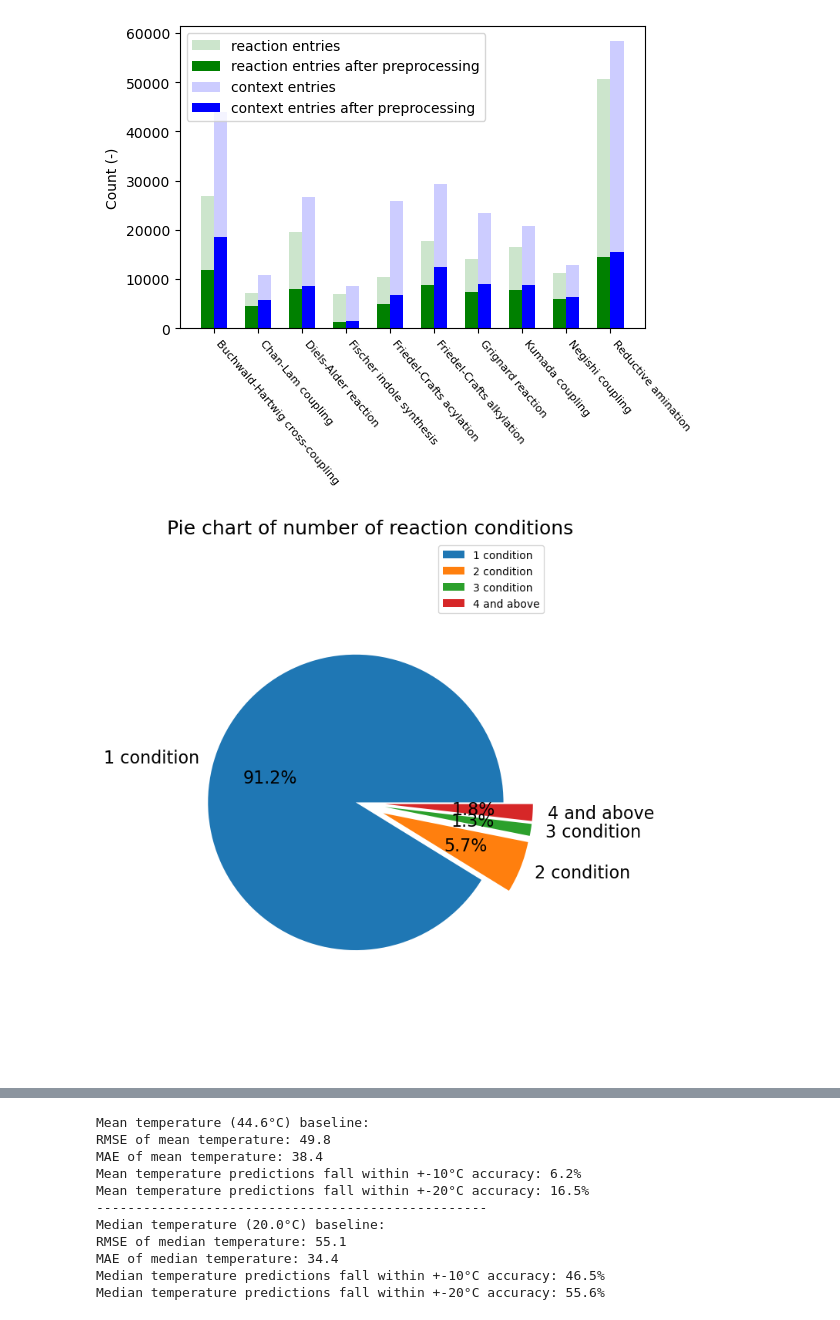
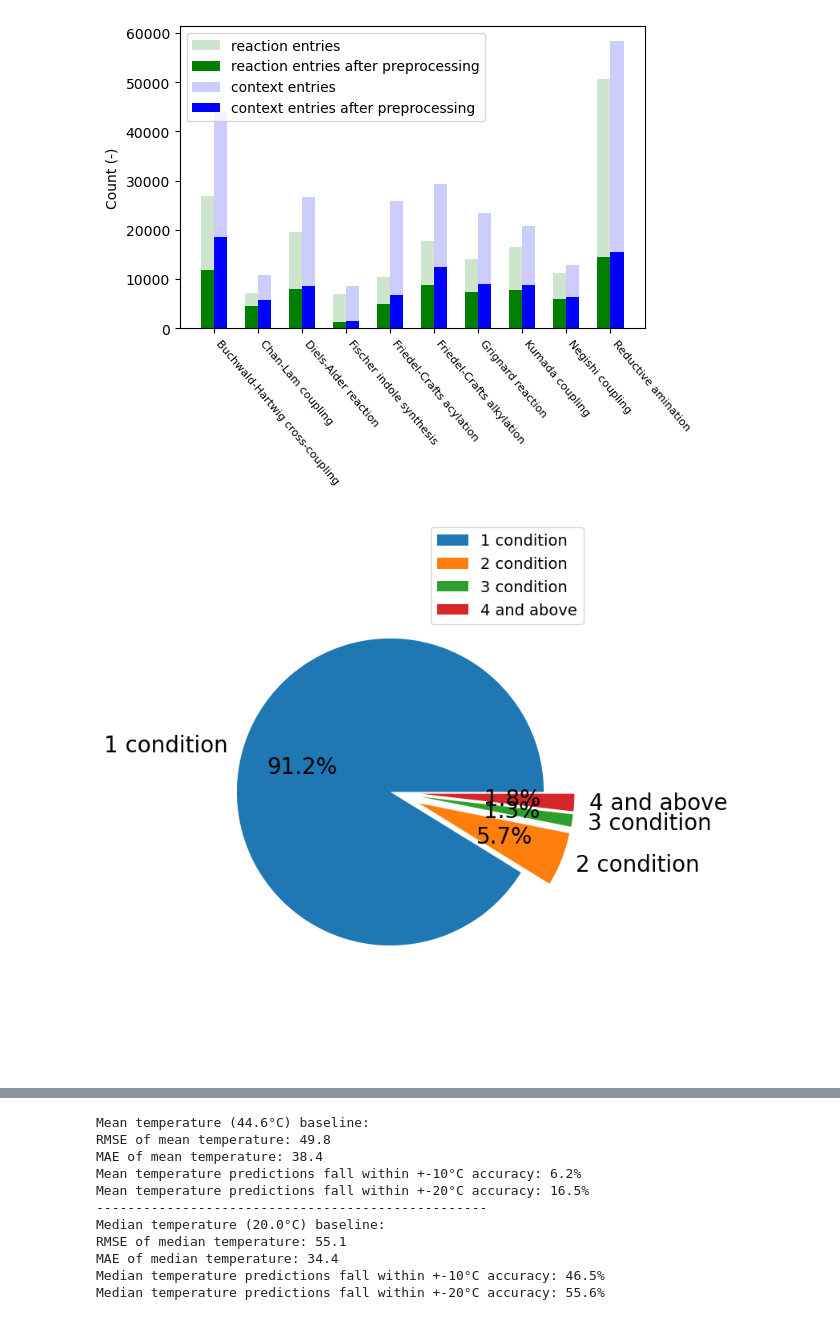
Before and after one commit to Lung-Yi/rxn_yield_context, a Jupyter notebook: analyze_data/data_distribution.ipynb, the cells around one changed output, grey strips where cells are left out. Drawn from its saved outputs; the diff is of its cells as text; code cells hidden in the pictures.

```diff
--- a/analyze_data/data_distribution.ipynb
+++ b/analyze_data/data_distribution.ipynb
@@ -297,37 +297,37 @@ def cum_sum_dict(results, start):
             record[str(key)+' condition'] = value
         else:
             above += value
     record[str(start)+' and above'] = above
     return record
 
 
 data_sorted = sort_out_data(all_data)
 conditions = []
 for i, rxn in enumerate(data_sorted):
     context = rxn[3]
     conditions.append(len(context))
 results = Counter(conditions)
 pie_data = cum_sum_dict(results, 4)
 
 plt.figure(figsize=(6,9), dpi =100)    # 顯示圖框架大小
 labels, size = list(zip(*sorted(pie_data.items())))      # 製作圓餅圖的類別標籤
 separeted = (0, 0.2, 0.2, 0.2)                  # 依據類別數量，分別設定要突出的區塊
 # size = accident["count"]                         # 製作圓餅圖的數值來源
 
 plt.pie(size,                           # 數值
         labels = labels,                # 標籤
         autopct = "%1.1f%%",            # 將數值百分比並留到小數點一位
         explode = separeted,            # 設定分隔的區塊位置
         pctdistance = 0.6,              # 數字距圓心的距離
-        textprops = {"fontsize" : 16},  # 文字大小
+        textprops = {"fontsize" : 20},  # 文字大小
         shadow=False)                    # 設定陰影
 
 plt.axis('equal')                                          # 使圓餅圖比例相等
-plt.title("Pie chart of number of reaction conditions", {"fontsize" : 18})  # 設定標題及其文字大小
-plt.legend(loc = "best")
+# plt.title("Pie chart of number of reaction conditions", {"fontsize" : 18})  # 設定標題及其文字大小
+plt.legend(loc = "best",fontsize = 14)
 plt.savefig("../saved_figures/pie_chart.svg", format="svg", bbox_inches = "tight")
 # %% [output]
-[figure, old version]
+[figure, new version]
 # %%
 # Temperature histogram 1
 plt.figure(dpi=100)
```
Also changed, not shown: parts of 2 cells of this notebook, 13 other files.
